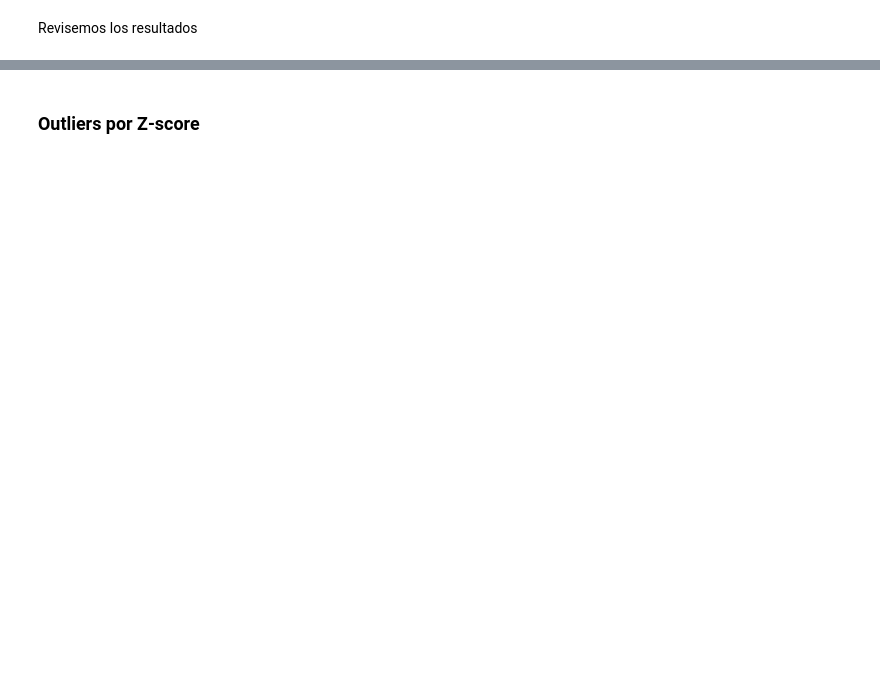
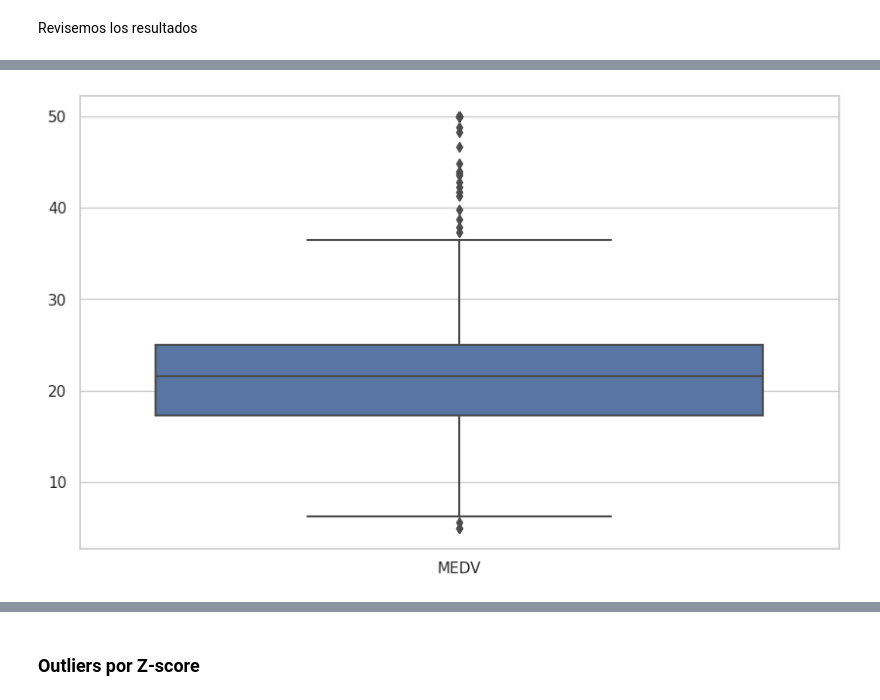
Before and after one commit to GPBlaster/CODE_GP_PROJECT_MLDL, a Jupyter notebook: Supervised_models/Linear_regression/Lab_Boston_Housing_v2.ipynb, the cells around one changed output, grey strips where cells are left out. Cells and saved outputs as stored; diff of their text form; code cells hidden in the pictures; blank space fills up the shorter version.

```diff
--- a/Supervised_models/Linear_regression/Lab_Boston_Housing_v2.ipynb
+++ b/Supervised_models/Linear_regression/Lab_Boston_Housing_v2.ipynb
@@ -357,0 +408,4 @@ sns.displot(X_train, x = "CRIM_tric", kind="kde", fill=True)
+# %%
+ax = sns.boxplot(data=train[['MEDV']], orient="v")
+# %% [output]
+[figure, added]
```
Also changed, not shown: parts of 38 cells of this notebook.
